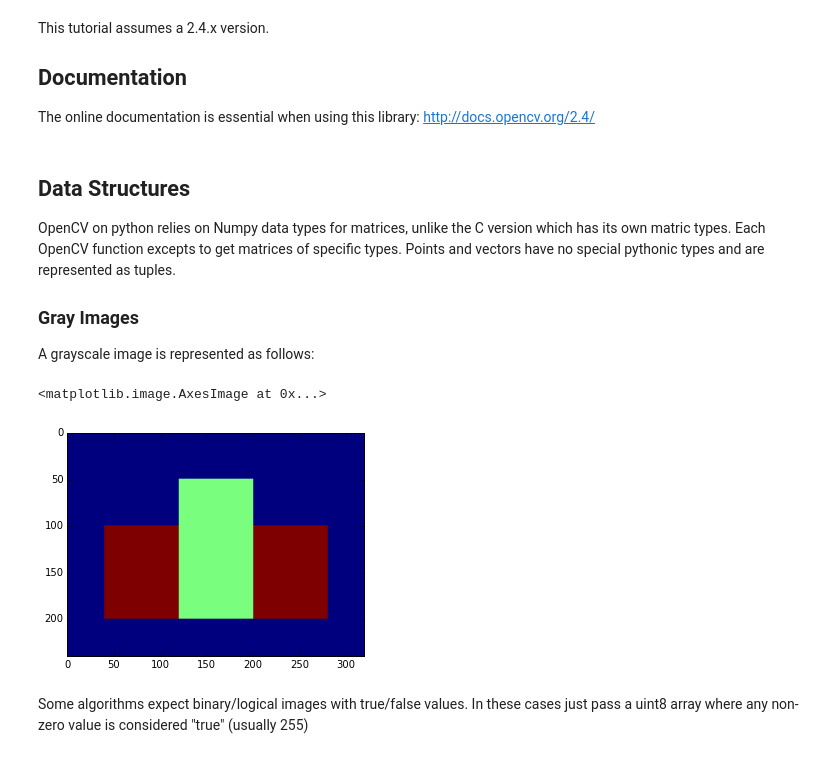
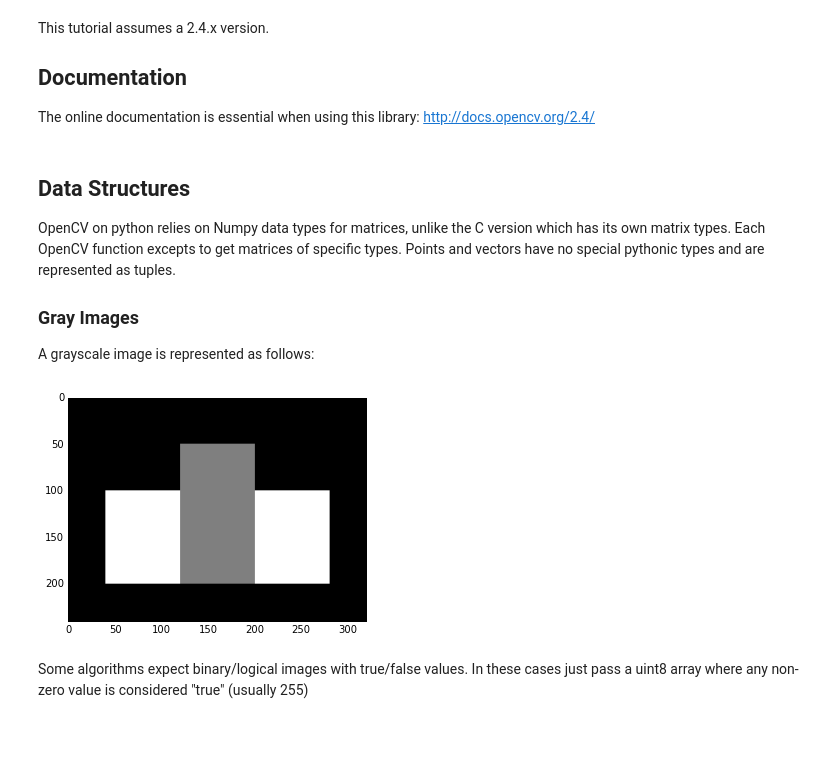
Before and after one commit to chengoldberg/xtr3d-challenge, a Jupyter notebook: notebooks/opencv_basics.ipynb, the cells around one changed output. Drawn from its saved outputs; the diff is of its cells as text; code cells hidden in the pictures.

```diff
--- a/notebooks/opencv_basics.ipynb
+++ b/notebooks/opencv_basics.ipynb
@@ -24,23 +30,22 @@ This tutorial assumes a 2.4.x version.
 The online documentation is essential when using this library: http://docs.opencv.org/2.4/
 # %% [markdown]
 ## Data Structures
-OpenCV on python relies on Numpy data types for matrices, unlike the C version which has its own matric types. Each OpenCV function excepts to get matrices of specific types. Points and vectors have no special pythonic types and are represented as tuples.
+OpenCV on python relies on Numpy data types for matrices, unlike the C version which has its own matrix types. Each OpenCV function excepts to get matrices of specific types. Points and vectors have no special pythonic types and are represented as tuples.
 
 ### Gray Images
 A grayscale image is represented as follows:
 # %%
 import numpy as np
 %matplotlib inline
 from pylab import *
 
 img_gray = np.zeros((240, 320), dtype=np.uint8)
 
 img_gray[100:200, 40:280] = 255
 img_gray[50:200, 120:200] = 127
-imshow(img_gray)
+imshow(img_gray, cmap='gray');
 # %% [output]
-<matplotlib.image.AxesImage at 0x...>
-[figure, old version]
+[figure, new version]
 # %% [markdown]
 Some algorithms expect binary/logical images with true/false values. In these cases just pass a uint8 array where any non-zero value is considered "true" (usually 255)
 # %%
```
Also changed, not shown: parts of 19 cells of this notebook.
